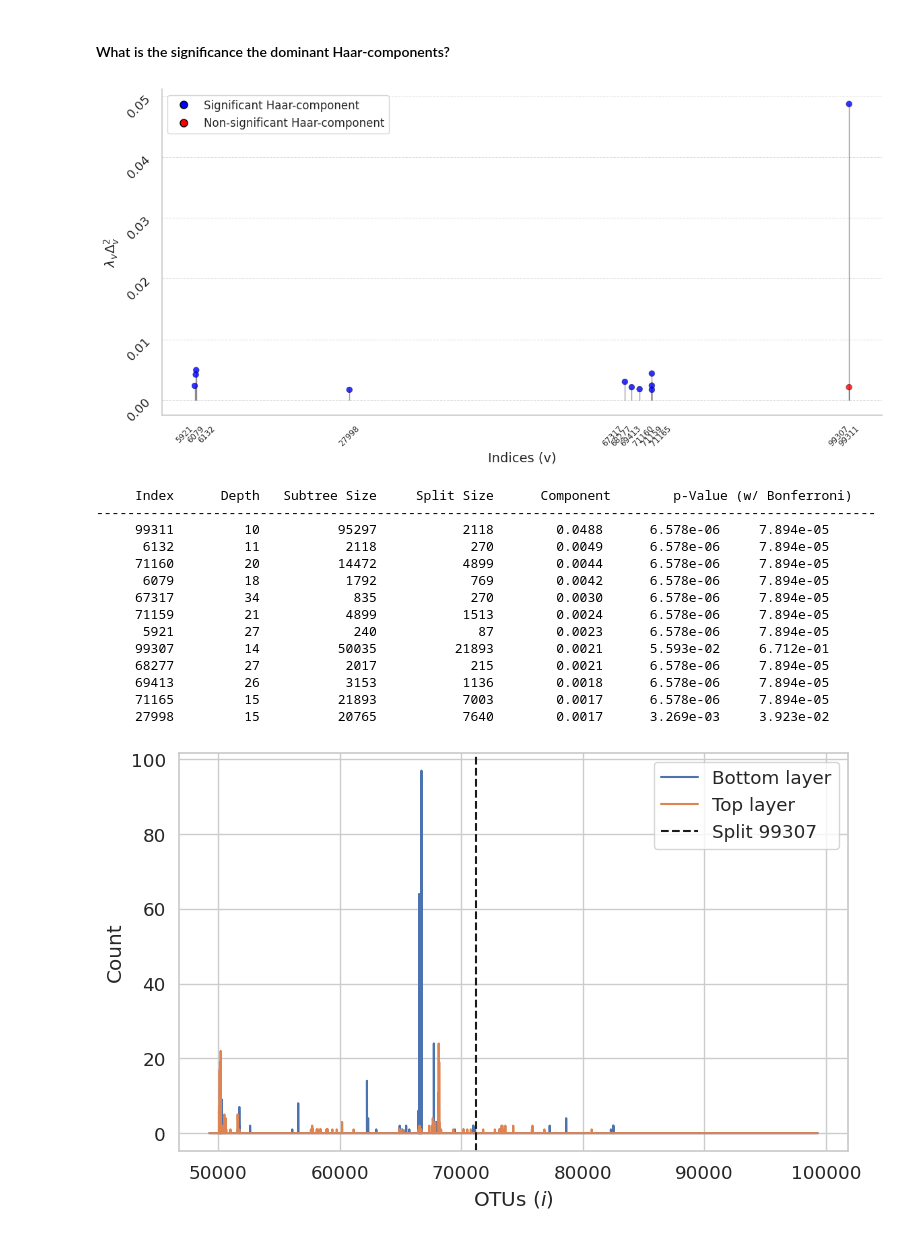
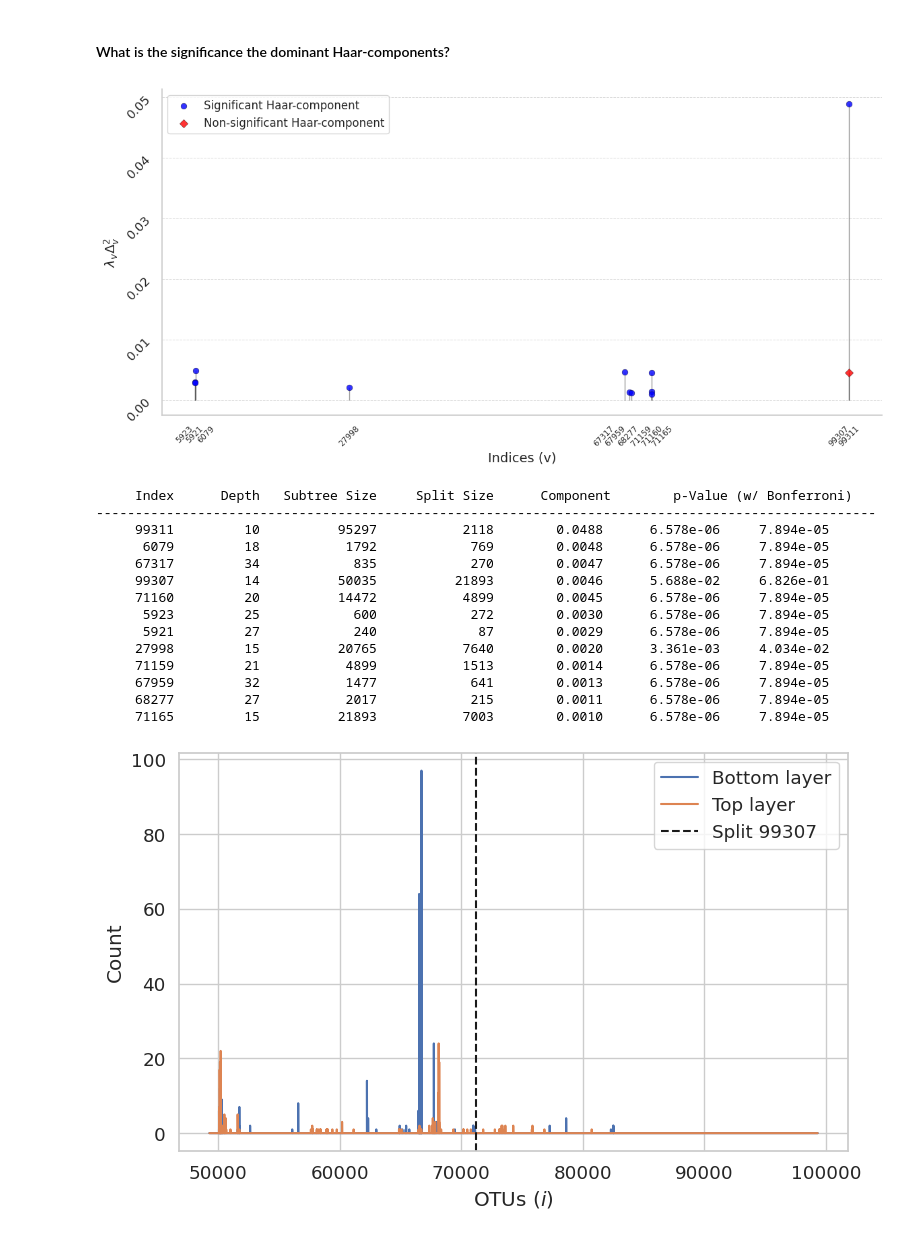
Before and after one commit to spsvihla/pcms, a Jupyter notebook: notebooks/guerrero_negro_analysis_example.ipynb, the cells around one changed output. Saved outputs shown, nothing was run; the diff lists cells and outputs as text; code cells hidden in the pictures.

```diff
--- a/notebooks/guerrero_negro_analysis_example.ipynb
+++ b/notebooks/guerrero_negro_analysis_example.ipynb
@@ -151,8 +151,8 @@ def vector_dependent_quadratic(S, haar_coords):
     return comps
 # %%
 haar_coords = Q.T @ diff
-# haar_comps  = haar_coords**2 * S.diagonal()
-haar_comps  = vector_dependent_quadratic(S, haar_coords)
+haar_comps  = haar_coords**2 * S.diagonal()
+# haar_comps  = vector_dependent_quadratic(S, haar_coords)
 # %%
 fig, ax = plt.subplots(figsize=(12, 6))
 
@@ -328,49 +328,63 @@ do_reject2_[mask] = do_reject2
 # %%
 sns.set(style="whitegrid", font_scale=1.2)
 
 fig, ax = plt.subplots(figsize=(12, 6))
 
 sort_idx = np.argsort(haar_comps)[::-1][:N]
-colors = np.where(do_reject2_[sort_idx], 'blue', 'red')
 y = haar_comps[sort_idx]
 x = sort_idx
+reject = do_reject2_[sort_idx]
 
-for xi, yi, ci in zip(x, y, colors):
+for xi, yi in zip(x, y):
     ax.vlines(xi, 0, yi, color='black', alpha=0.4, linewidth=1.0, zorder=2)
 
-scatter = ax.scatter(
-    x, y,
-    c=colors,
+ax.scatter(
+    x[reject], y[reject],
+    c='blue',
+    marker='o',
     s=40,
     alpha=0.8,
     edgecolors='black',
     linewidth=0.3,
-    zorder=3
+    zorder=3,
+    label='Significant Haar-component'
 )
 
-legend_elements = [
-    Line2D([0], [0], marker='o', color='w',
-           label=r'Significant Haar-component', markerfacecolor='blue',
-           markeredgecolor='black', markersize=8),
-    Line2D([0], [0], marker='o', color='w',
-           label=r'Non-significant Haar-component', markerfacecolor='red',
-           markeredgecolor='black', markersize=8)
-]
-ax.legend(handles=legend_elements, frameon=True, fontsize=12)
+ax.scatter(
+    x[~reject], y[~reject],
+    c='red',
+    marker='D',
+    s=40,
+    alpha=0.8,
+    edgecolors='black',
+    linewidth=0.3,
+    zorder=3,
+    label='Non-significant Haar-component'
+)
+
+# legend_elements = [
+#     Line2D([0], [0], marker='o', color='w',
+#            label=r'Significant Haar-component', markerfacecolor='blue',
+#            markeredgecolor='black', markersize=8),
+#     Line2D([0], [0], marker='D', color='w',
+#            label=r'Non-significant Haar-component', markerfacecolor='red',
+#            markeredgecolor='black', markersize=8)
+# ]
+ax.legend(frameon=True, fontsize=12)
 
 ax.set_xlabel('Indices (v)', fontsize=14)
 ax.set_ylabel(r'$\lambda_v \Delta_v^2$', fontsize=14)
 ax.yaxis.grid(True, linestyle='--', linewidth=0.7, alpha=0.7)
 ax.xaxis.grid(False)
-# ax.set_xticks(x + [0, 1400, -3000, -1500, 0, -1500, 0, 0, -1500, -2000, -500, 1500], labels=x+1, fontsize=8.5)
-ax.set_xticks(x + [0, 1500, -1250, 0, -1750, 0, -1500, -1500, -1500, -1250, 1250, 0], labels=x+1, fontsize=8.5)
+ax.set_xticks(x + [0, 1400, -3000, -1500, 0, -1500, 0, 0, -1500, -2000, -500, 1500], labels=x+1, fontsize=8.5)
+# ax.set_xticks(x + [0, 1500, -1250, 0, -1750, 0, -1500, -1500, -1500, -1250, 1250, 0], labels=x+1, fontsize=8.5)
 ax.tick_params(rotation=45)
 sns.despine()
 
 plt.tight_layout()
 plt.show()
 # %% [output]
-[figure, old version]
+[figure, new version]
 # %%
 N = 12
 
@@ -409,17 +423,17 @@ for rank in range(N):
      Index      Depth   Subtree Size     Split Size      Component        p-Value (w/ Bonferroni)
 ----------------------------------------------------------------------------------------------------
      99311         10          95297           2118        0.0488      6.578e-06     7.894e-05
-      6132         11           2118            270        0.0049      6.578e-06     7.894e-05
-     71160         20          14472           4899        0.0044      6.578e-06     7.894e-05
-      6079         18           1792            769        0.0042      6.578e-06     7.894e-05
-     67317         34            835            270        0.0030      6.578e-06     7.894e-05
-     71159         21           4899           1513        0.0024      6.578e-06     7.894e-05
-      5921         27            240             87        0.0023      6.578e-06     7.894e-05
-     99307         14          50035          21893        0.0021      5.593e-02     6.712e-01
-     68277         27           2017            215        0.0021      6.578e-06     7.894e-05
-     69413         26           3153           1136        0.0018      6.578e-06     7.894e-05
-     71165         15          21893           7003        0.0017      6.578e-06     7.894e-05
-     27998         15          20765           7640        0.0017      3.269e-03     3.923e-02
+      6079         18           1792            769        0.0048      6.578e-06     7.894e-05
+     67317         34            835            270        0.0047      6.578e-06     7.894e-05
+     99307         14          50035          21893        0.0046      5.688e-02     6.826e-01
+     71160         20          14472           4899        0.0045      6.578e-06     7.894e-05
+      5923         25            600            272        0.0030      6.578e-06     7.894e-05
+      5921         27            240             87        0.0029      6.578e-06     7.894e-05
+     27998         15          20765           7640        0.0020      3.361e-03     4.034e-02
+     71159         21           4899           1513        0.0014      6.578e-06     7.894e-05
+     67959         32           1477            641        0.0013      6.578e-06     7.894e-05
+     68277         27           2017            215        0.0011      6.578e-06     7.894e-05
+     71165         15          21893           7003        0.0010      6.578e-06     7.894e-05
 # %%
 fig, ax = plt.subplots(figsize=(8, 5))
 
```
Also changed, not shown: parts of 6 cells of this notebook, 1 other file.
